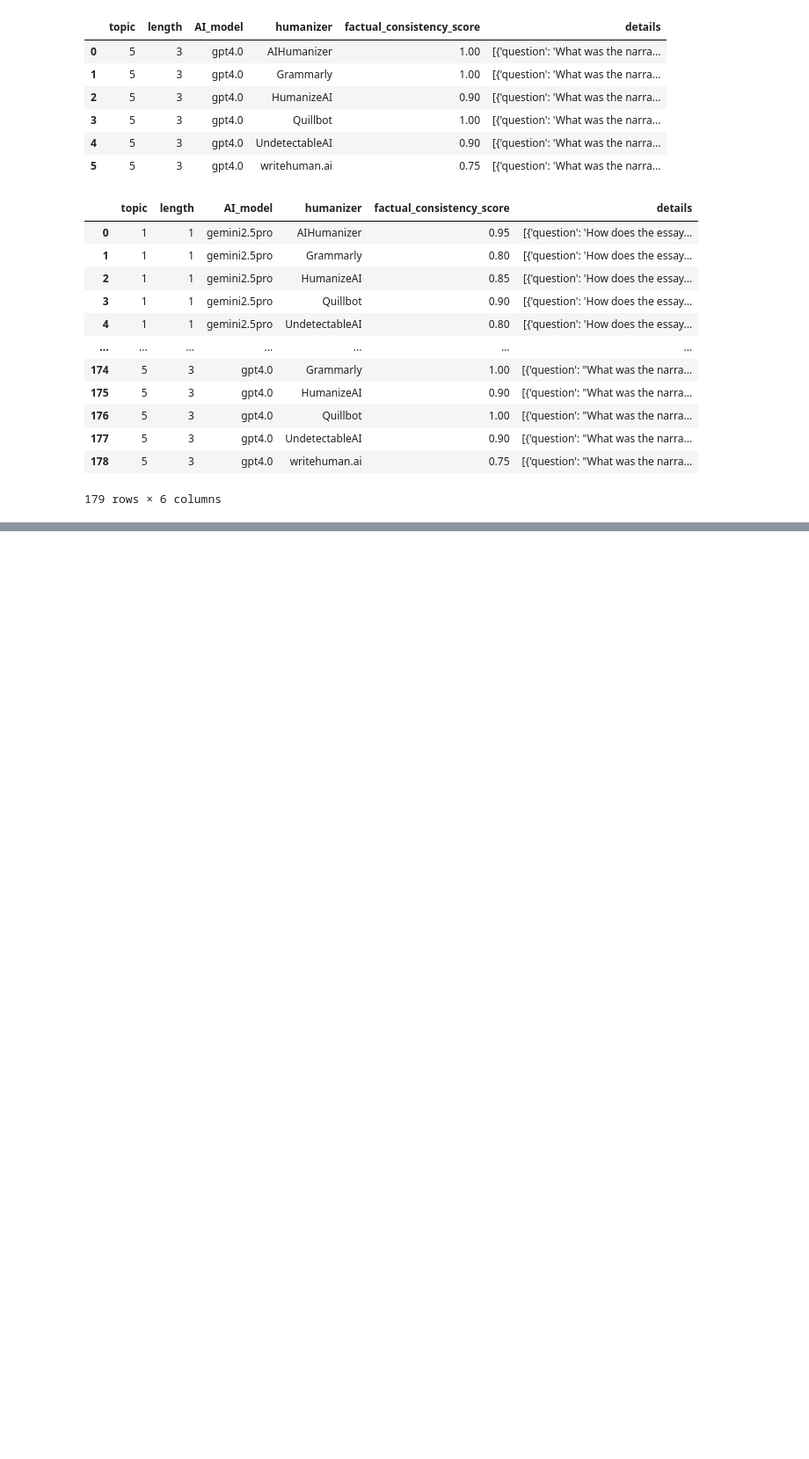
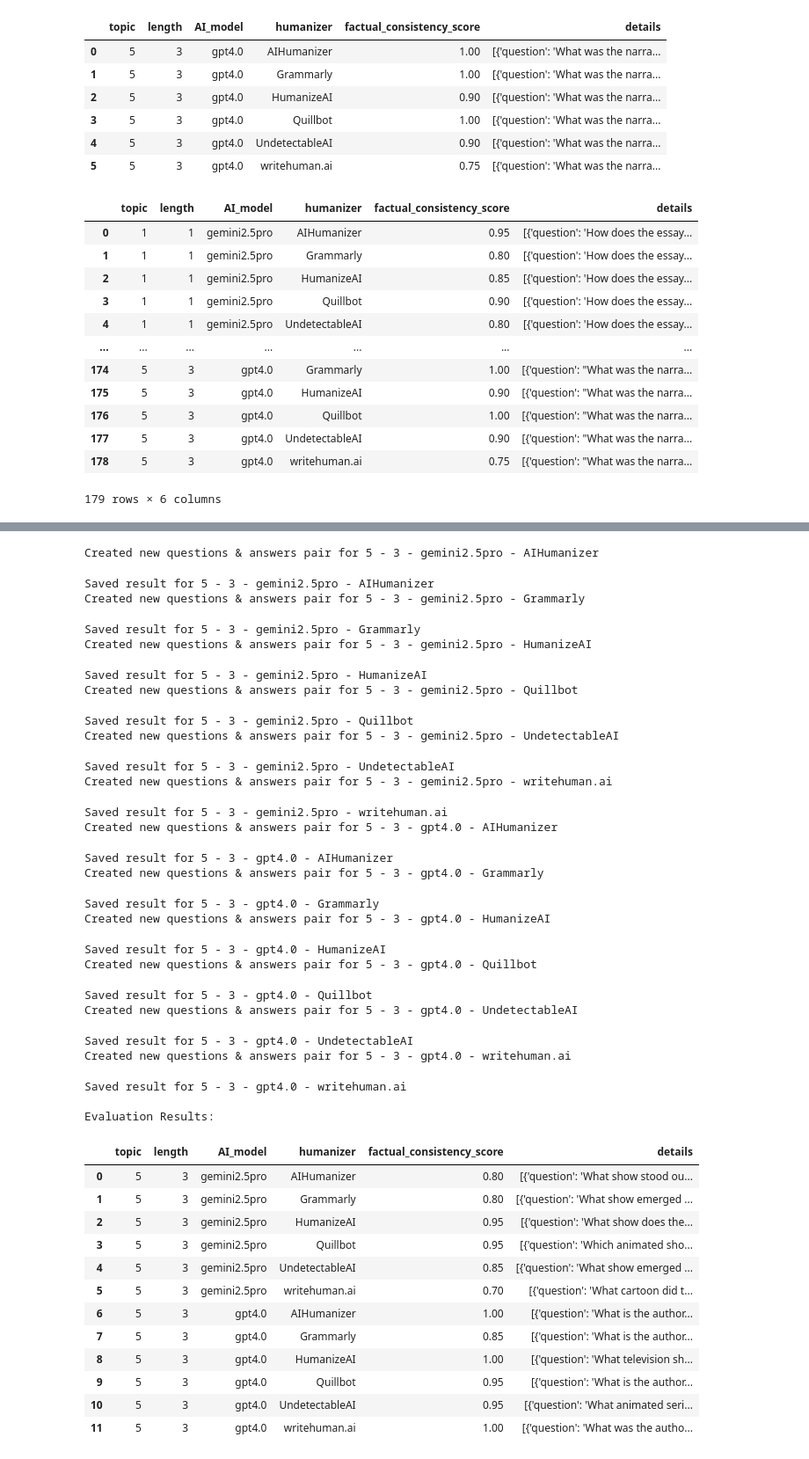
Before and after one commit to warit-tee/FYP, a Jupyter notebook: factual/fact.ipynb, the cells around one changed output, grey strips where cells are left out. Shown at 88% size. Saved outputs shown, nothing was run; the diff lists cells and outputs as text; code cells hidden in the pictures; blank space fills up the shorter version.

Commit message:
add results for reverse qna

```diff
--- a/factual/fact.ipynb
+++ b/factual/fact.ipynb
@@ -349,0 +515,75 @@ display(results_df)
+# %%
+df_temp = df.iloc[167:180].copy() # Process the next 6 rows
+output_results = []
+
+for index, row in tqdm(df_temp.iterrows(), total=len(df_temp)):
+    ai = row['AI_essay']
+    humanized = row['humanized_essay']
+    qa_pairs = generate_questions_from_original(humanized, num_questions=20)
+    print(f"Created new questions & answers pair for {row['topic']} - {row['length']} - {row['AI_model']} - {row['humanizer']}")
+
+    score, details = check_factual_score_for_row(qa_pairs, ai)
+
+    temp_df = pd.DataFrame([{
+        "topic": row['topic'],
+        "length": row['length'],
+        "AI_model": row['AI_model'],
+        "humanizer": row['humanizer'],
+        "factual_consistency_score": score,
+        "details": details
+    }])
+    temp_df.to_csv('qna_results_reversed.csv', mode='a',index=False, header=False)
+    print(f"Saved result for {row['topic']} - {row['length']} - {row['AI_model']} - {row['humanizer']}")
+
+    output_results.append({
+        "topic": row['topic'],
+        "length": row['length'],
+        "AI_model": row['AI_model'],
+        "humanizer": row['humanizer'],
+        "factual_consistency_score": score,
+        "details": details
+    })
+
+results_df = pd.DataFrame(output_results)
+print("\nEvaluation Results:")
+display(results_df)
+# %% [output]
+Created new questions & answers pair for 5 - 3 - gemini2.5pro - AIHumanizer
+Saved result for 5 - 3 - gemini2.5pro - AIHumanizer
+Created new questions & answers pair for 5 - 3 - gemini2.5pro - Grammarly
+Saved result for 5 - 3 - gemini2.5pro - Grammarly
+Created new questions & answers pair for 5 - 3 - gemini2.5pro - HumanizeAI
+Saved result for 5 - 3 - gemini2.5pro - HumanizeAI
+Created new questions & answers pair for 5 - 3 - gemini2.5pro - Quillbot
+Saved result for 5 - 3 - gemini2.5pro - Quillbot
+Created new questions & answers pair for 5 - 3 - gemini2.5pro - UndetectableAI
+Saved result for 5 - 3 - gemini2.5pro - UndetectableAI
+Created new questions & answers pair for 5 - 3 - gemini2.5pro - writehuman.ai
+Saved result for 5 - 3 - gemini2.5pro - writehuman.ai
+Created new questions & answers pair for 5 - 3 - gpt4.0 - AIHumanizer
+Saved result for 5 - 3 - gpt4.0 - AIHumanizer
+Created new questions & answers pair for 5 - 3 - gpt4.0 - Grammarly
+Saved result for 5 - 3 - gpt4.0 - Grammarly
+Created new questions & answers pair for 5 - 3 - gpt4.0 - HumanizeAI
+Saved result for 5 - 3 - gpt4.0 - HumanizeAI
+Created new questions & answers pair for 5 - 3 - gpt4.0 - Quillbot
+Saved result for 5 - 3 - gpt4.0 - Quillbot
+Created new questions & answers pair for 5 - 3 - gpt4.0 - UndetectableAI
+Saved result for 5 - 3 - gpt4.0 - UndetectableAI
+Created new questions & answers pair for 5 - 3 - gpt4.0 - writehuman.ai
+Saved result for 5 - 3 - gpt4.0 - writehuman.ai
+
+Evaluation Results:
+|  | topic | length | AI_model | humanizer | factual_consistency_score | details |
+| 0 | 5 | 3 | gemini2.5pro | AIHumanizer | 0.80 | [{'question': 'What show stood ou... |
+| 1 | 5 | 3 | gemini2.5pro | Grammarly | 0.80 | [{'question': 'What show emerged ... |
+| 2 | 5 | 3 | gemini2.5pro | HumanizeAI | 0.95 | [{'question': 'What show does the... |
+| 3 | 5 | 3 | gemini2.5pro | Quillbot | 0.95 | [{'question': 'Which animated sho... |
+| 4 | 5 | 3 | gemini2.5pro | UndetectableAI | 0.85 | [{'question': 'What show emerged ... |
+| 5 | 5 | 3 | gemini2.5pro | writehuman.ai | 0.70 | [{'question': 'What cartoon did t... |
+| 6 | 5 | 3 | gpt4.0 | AIHumanizer | 1.00 | [{'question': 'What is the author... |
+| 7 | 5 | 3 | gpt4.0 | Grammarly | 0.85 | [{'question': 'What is the author... |
+| 8 | 5 | 3 | gpt4.0 | HumanizeAI | 1.00 | [{'question': 'What television sh... |
+| 9 | 5 | 3 | gpt4.0 | Quillbot | 0.95 | [{'question': 'What is the author... |
+| 10 | 5 | 3 | gpt4.0 | UndetectableAI | 0.95 | [{'question': 'What animated seri... |
+| 11 | 5 | 3 | gpt4.0 | writehuman.ai | 1.00 | [{'question': 'What was the autho... |
```
Also changed, not shown: parts of 8 cells of this notebook, 1 other file.
